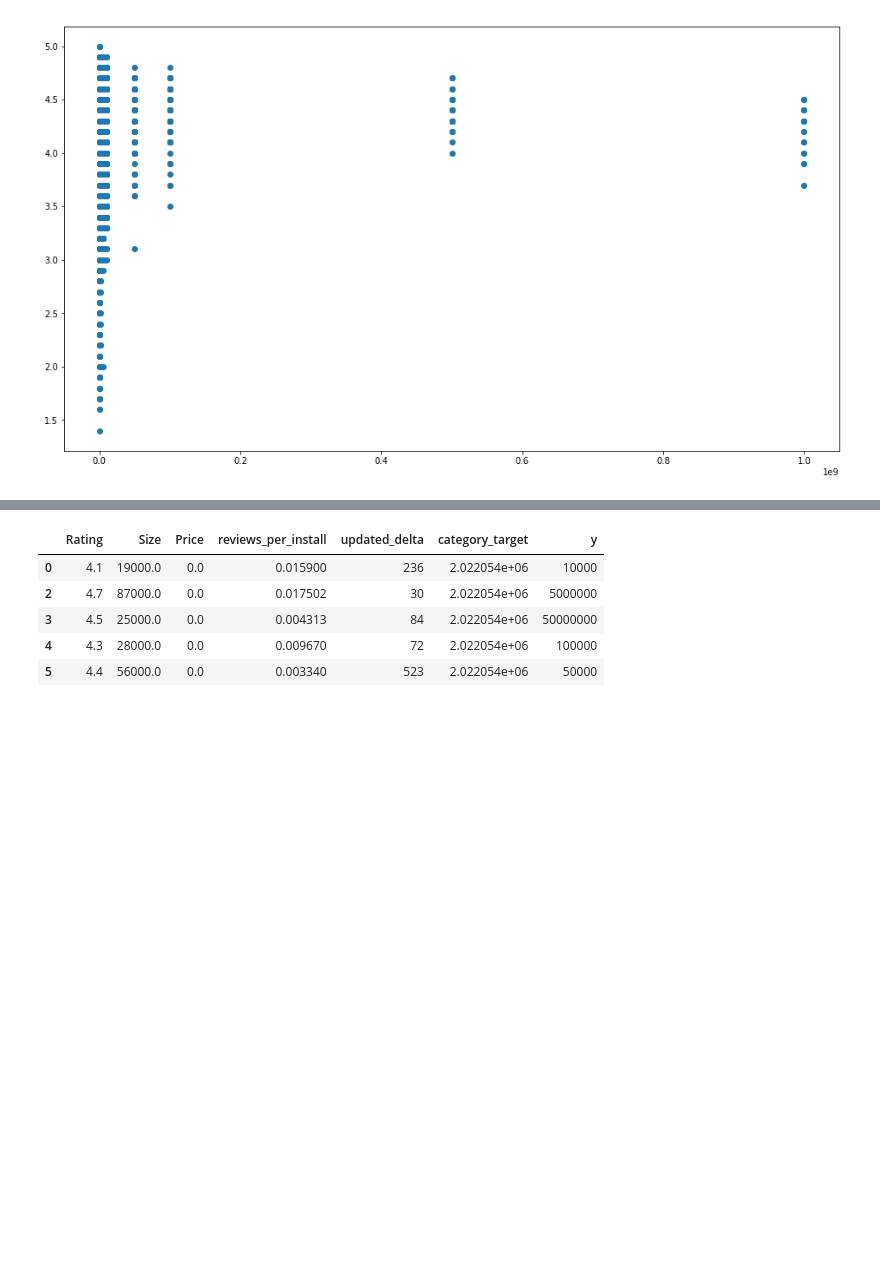
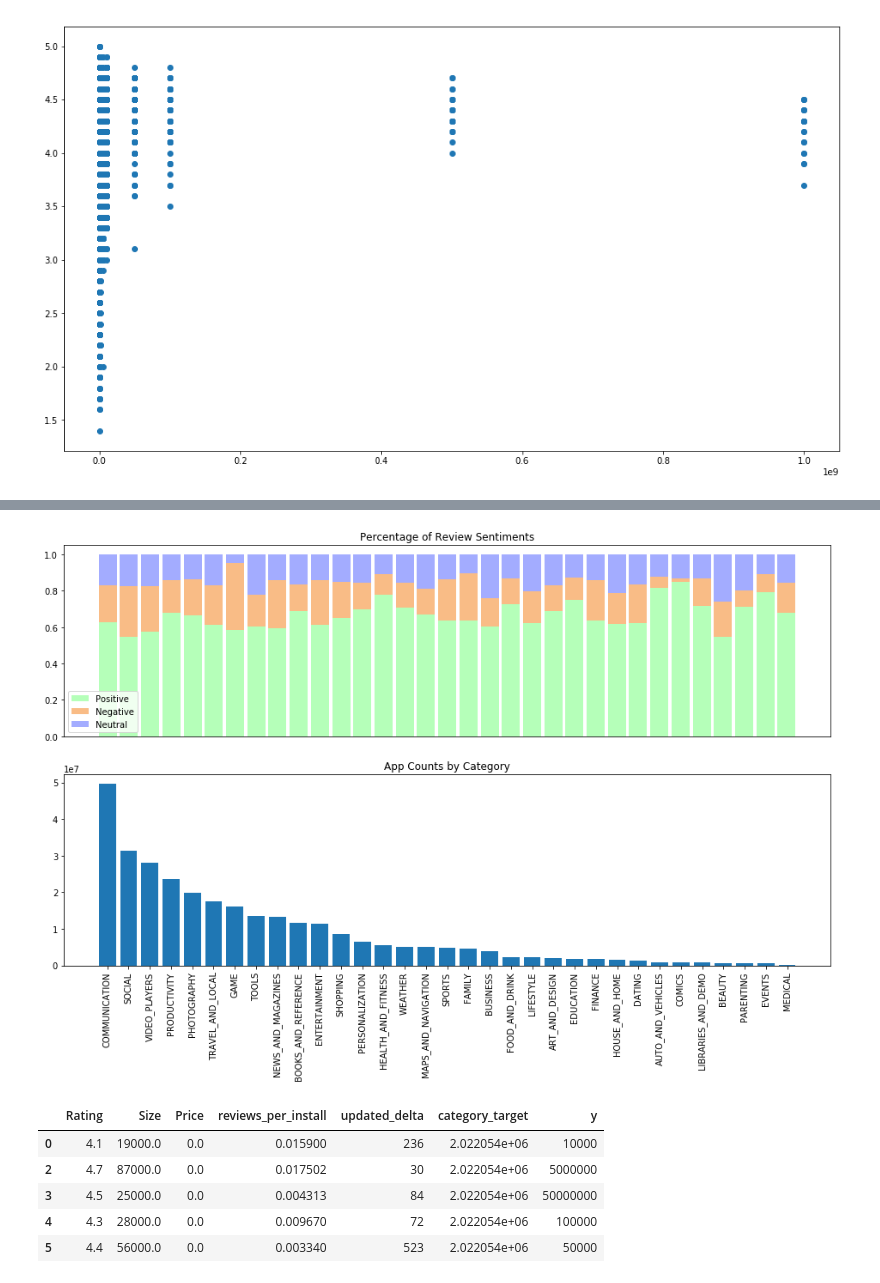
Before and after one commit to Jasonshi001/IE5374_project, a Jupyter notebook: draft_.ipynb, the cells around one changed output, grey strips where cells are left out. Saved outputs shown, nothing was run; the diff lists cells and outputs as text; code cells hidden in the pictures; blank space fills up the shorter version.

Commit message:
review sentiment percentage

```diff
--- a/draft_.ipynb
+++ b/draft_.ipynb
@@ -395,0 +413,12 @@ plt.show()
+# %%
+#join tables
+
+#df_apps_i = df_apps.set_index('App')
+#df_reviews_i = df_reviews.set_index('App')
+
+df_apps.keys = df_apps.App
+df_reviews.keys = df_reviews.App
+
+df_joined = df_reviews_i.join(df_apps_i, lsuffix='_review', rsuffix='_app')
+df_joined = df_joined[['Sentiment', 'Category','Rating','installs_int']]
+df_joined.head()
@@ -396,3 +433,65 @@ plt.show()
+# %%
+#review sentiment percentage by category
+
+
+#prep data
+#constructu sentiment percentage table
+categories = df_joined.Category.value_counts().keys()
+sent_pct_lookup = {}
+
+for cate in categories:
+    sent_ = df_joined[df_joined.Category == cate]['Sentiment'].value_counts()
+    sent_pct = sent_/sent_.sum()
+    sent_pct_lookup[cate] = sent_pct
+
+#get mean install number rank
+means = []
+for cate in categories:
+    group_ = df_apps[df_apps.Category == cate]['installs_int']
+    means.append(group_.mean())
+
+#sorting
+sort_by_mean = pd.DataFrame({
+        'cate_':categories,
+        'means_':means
+    })
+sort_by_mean.sort_values('means_', ascending=False, inplace=True)
+
+
+#plotting
+pylab.rcParams['figure.figsize'] = (16, 9)
+fig = plt.figure()
+
+#plot percentage
+ax1 = fig.add_subplot(211)
+
+r = list(range(len(categories)))
+sent_pct_df = pd.DataFrame(sent_pct_lookup)
+bar_w = .85
+
+pos_ = np.array([sent_pct_lookup[cate]['Positive'] for cate in sort_by_mean.cate_])
+neg_ = np.array([sent_pct_lookup[cate]['Negative'] for cate in sort_by_mean.cate_])
+neu_ = np.array([sent_pct_lookup[cate]['Neutral'] for cate in sort_by_mean.cate_])
+
+ax1.bar(r, pos_, color='#b5ffb9', width=bar_w, label='Positive')
+ax1.bar(r, neg_, bottom=pos_, color='#f9bc86', width=bar_w, label='Negative')
+ax1.bar(r, neu_, bottom=pos_+neg_, color='#a3acff', width=bar_w, label='Neutral')
+ax1.axes.get_xaxis().set_visible(False)
+ax1.set_title('Percentage of Review Sentiments')
+ax1.legend()
+
+#plot avg installs
+ax2 = fig.add_subplot(212)
+xs = list(range(len(sort_by_mean)))
+ax2.bar(xs, height=sort_by_mean.means_)
+ax2.set_title('Average Installs by Category')
+ax2.set_xticks(xs)
+ax2.set_xticklabels(sort_by_mean.cate_, rotation=90)
+ax2.set_title('App Counts by Category')
+
+plt.show()
+# %% [output]
+[figure, added]
 # %%
 #predicting installs
 #imports
```
Also changed, not shown: parts of 3 cells of this notebook.
